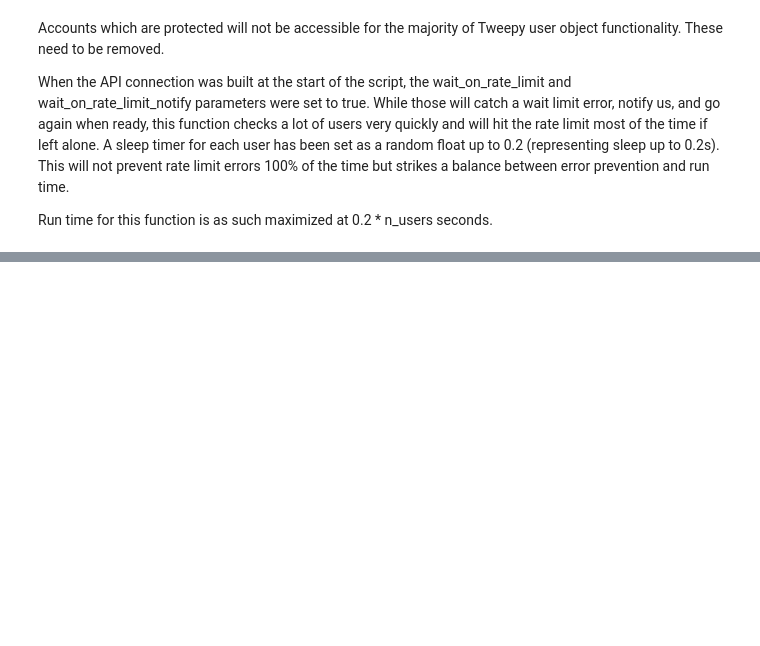
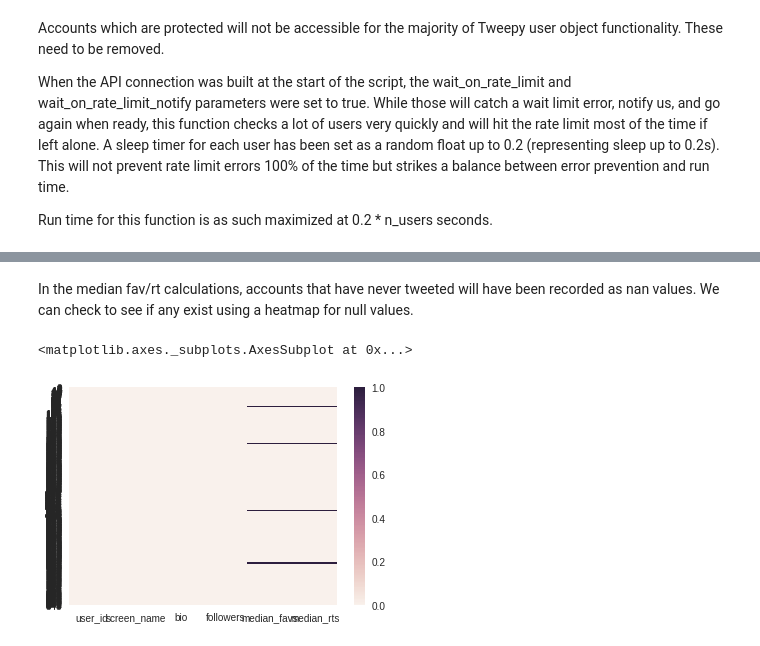
Before and after one commit to wxbaum/twitter-user-scraper, a Jupyter notebook: twitter_user_scraper.ipynb, the cells around one changed output, grey strips where cells are left out. Drawn from its saved outputs; the diff is of its cells as text; code cells hidden in the pictures; blank space fills up the shorter version.

```diff
--- a/twitter_user_scraper.ipynb
+++ b/twitter_user_scraper.ipynb
@@ -210,0 +234,7 @@ influencers_df.head()
+# %% [markdown]
+In the median fav/rt calculations, accounts that have never tweeted will have been recorded as nan values. We can check to see if any exist using a heatmap for null values.
+# %%
+sns.heatmap(influencers_df.isnull())
+# %% [output]
+<matplotlib.axes._subplots.AxesSubplot at 0x...>
+[figure, added]
```
Also changed, not shown: parts of 11 cells of this notebook.
